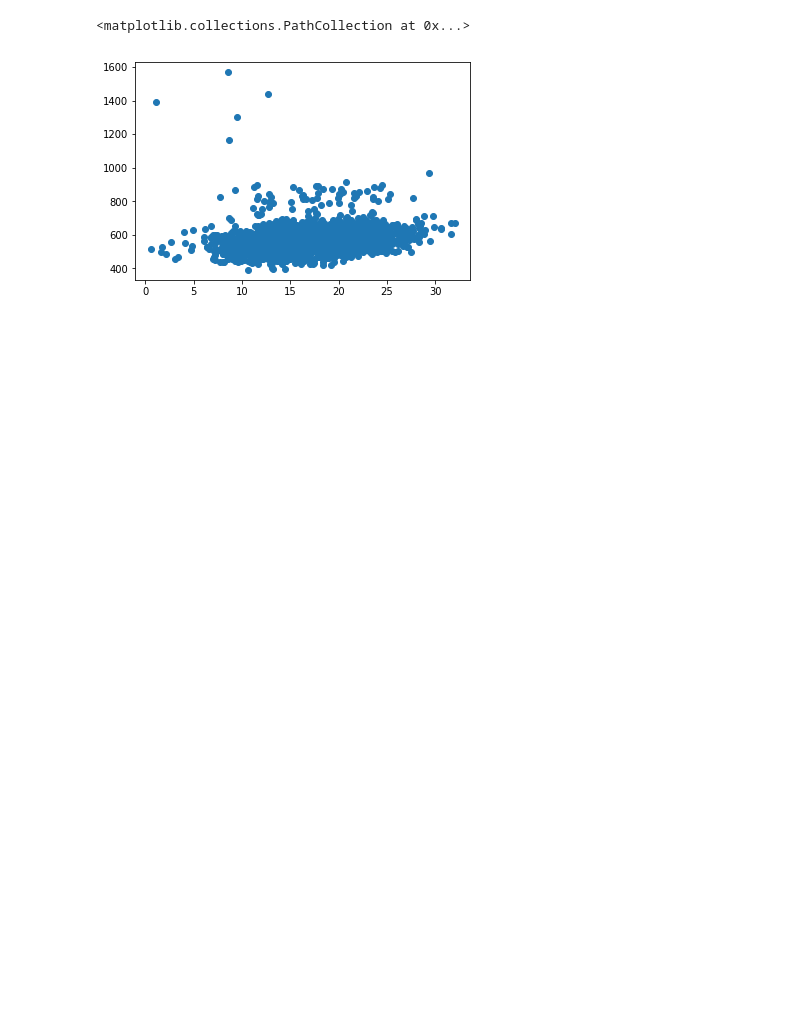
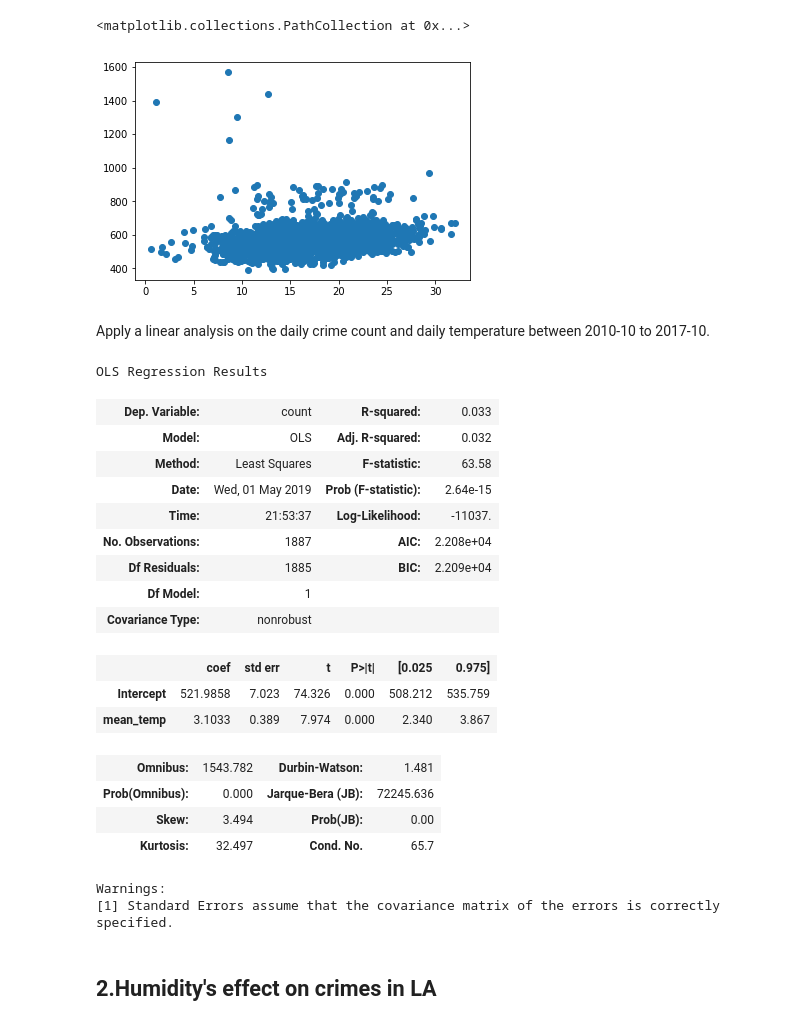
Before and after one commit to AprilW048/Final_Project, a Jupyter notebook: Weatherindex_and_Crime.ipynb, the cells around one changed output. Saved outputs shown, nothing was run; the diff lists cells and outputs as text; code cells hidden in the pictures; blank space fills up the shorter version.

```diff
--- a/Weatherindex_and_Crime.ipynb
+++ b/Weatherindex_and_Crime.ipynb
@@ -748,3 +755,31 @@ plt.scatter(LA_crime_weather_day['mean_temp'], LA_crime_weather_day['count'])
 # %% [output]
 <matplotlib.collections.PathCollection at 0x...>
 [figure]
+# %% [markdown]
+Apply a linear analysis on the daily crime count and daily temperature between 2010-10 to 2017-10.
+# %%
+LA_temp_linear_model = ols("count ~ mean_temp", data=LA_crime_weather_day).fit()
+
+LA_temp_linear_model.summary()
+# %% [output]
+OLS Regression Results
+| Dep. Variable: | count | R-squared: | 0.033 |
+| Model: | OLS | Adj. R-squared: | 0.032 |
+| Method: | Least Squares | F-statistic: | 63.58 |
+| Date: | Wed, 01 May 2019 | Prob (F-statistic): | 2.64e-15 |
+| Time: | 21:53:37 | Log-Likelihood: | -11037. |
+| No. Observations: | 1887 | AIC: | 2.208e+04 |
+| Df Residuals: | 1885 | BIC: | 2.209e+04 |
+| Df Model: | 1 |  |  |
+| Covariance Type: | nonrobust |  |  |
+|  | coef | std err | t | P>|t| | [0.025 | 0.975] |
+| Intercept | 521.9858 | 7.023 | 74.326 | 0.000 | 508.212 | 535.759 |
+| mean_temp | 3.1033 | 0.389 | 7.974 | 0.000 | 2.340 | 3.867 |
+| Omnibus: | 1543.782 | Durbin-Watson: | 1.481 |
+| Prob(Omnibus): | 0.000 | Jarque-Bera (JB): | 72245.636 |
+| Skew: | 3.494 | Prob(JB): | 0.00 |
+| Kurtosis: | 32.497 | Cond. No. | 65.7 |
+Warnings:
+[1] Standard Errors assume that the covariance matrix of the errors is correctly specified.
+# %% [markdown]
+## 2.Humidity's effect on crimes in LA
```
Also changed, not shown: parts of 6 cells of this notebook.
